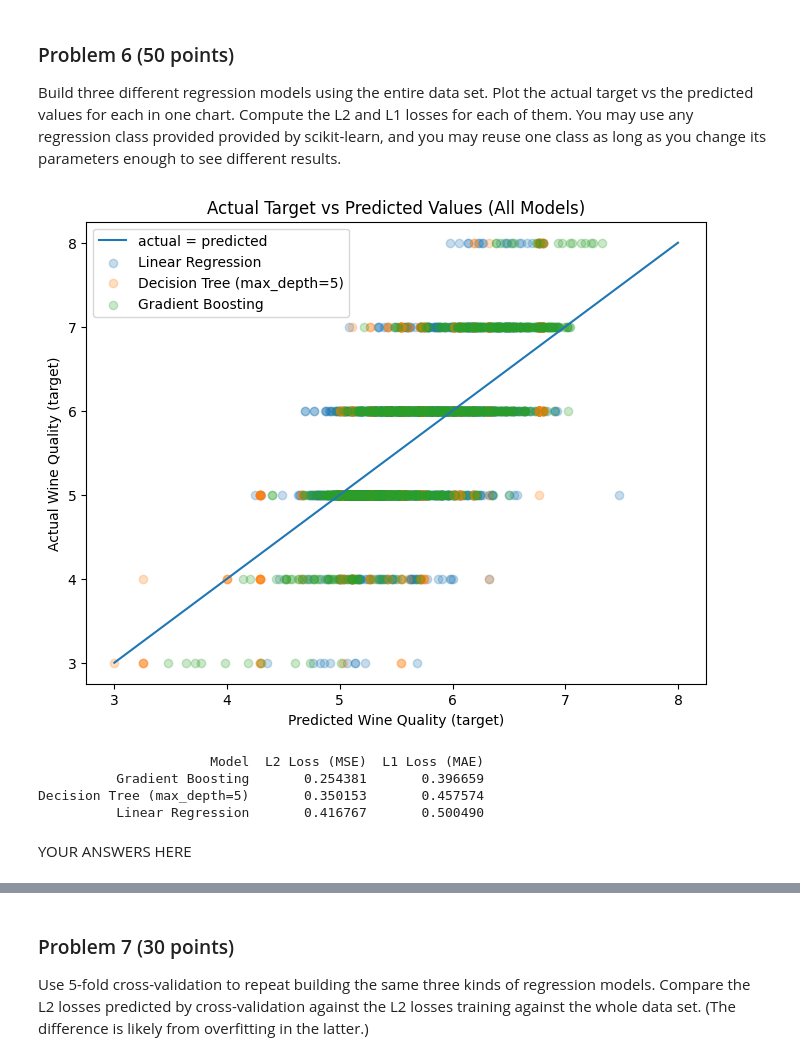
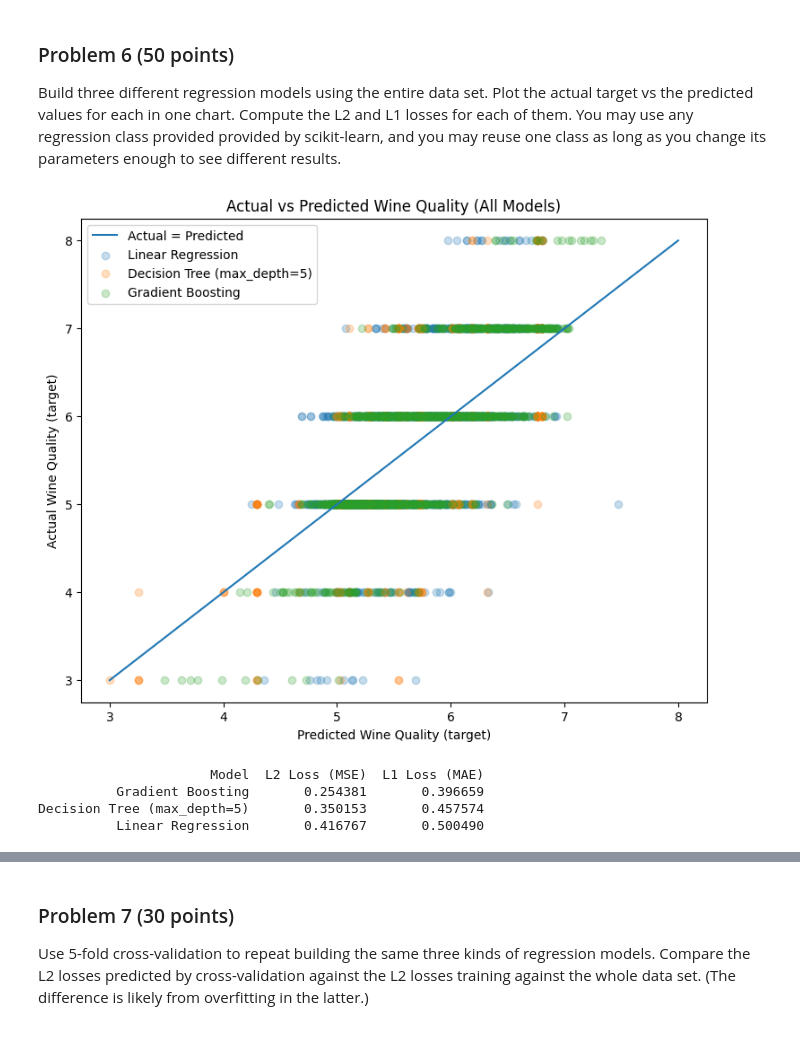
Before and after one commit to bharadv1/dx602-final-project, a Jupyter notebook: project.ipynb, the cells around one changed output, grey strips where cells are left out. Saved outputs shown, nothing was run; the diff lists cells and outputs as text; code cells hidden in the pictures.

```diff
--- a/project.ipynb
+++ b/project.ipynb
@@ -260,76 +260,61 @@ Compute the L2 and L1 losses for each of them.
 You may use any regression class provided provided by scikit-learn, and you may reuse one class as long as you change its parameters enough to see different results.
 # %%
 # YOUR CODE HERE
-
-### NOT DONE
 from sklearn.linear_model import LinearRegression
 from sklearn.tree import DecisionTreeRegressor
 from sklearn.ensemble import GradientBoostingRegressor
 from sklearn.metrics import mean_squared_error, mean_absolute_error
 
-# -----------------------------
-# Split into features (X) and target (y)
-# -----------------------------
+
 target_col = "target"
 X = dataset.drop(columns=[target_col])
 y = dataset[target_col]
 
-# -----------------------------
-# Build 3 regression models
-# -----------------------------
+
 models = {
     "Linear Regression": LinearRegression(),
     "Decision Tree (max_depth=5)": DecisionTreeRegressor(max_depth=5, random_state=42),
     "Gradient Boosting": GradientBoostingRegressor(random_state=42),
 }
 
 preds = {}
 loss_rows = []
 
 for name, model in models.items():
     model.fit(X, y)
     y_pred = model.predict(X)
     preds[name] = y_pred
-
-    # L2 loss (MSE) and L1 loss (MAE)
-    l2_loss = mean_squared_error(y, y_pred)      # Mean Squared Error
-    l1_loss = mean_absolute_error(y, y_pred)     # Mean Absolute Error
+    l2_loss = mean_squared_error(y, y_pred)
+    l1_loss = mean_absolute_error(y, y_pred)
 
     loss_rows.append({
         "Model": name,
         "L2 Loss (MSE)": l2_loss,
         "L1 Loss (MAE)": l1_loss
     })
 
-# -----------------------------
-# Plot actual vs predicted for all 3 models on ONE chart
-# -----------------------------
-plt.figure(figsize=(8, 6))
+plt.figure(figsize=(9, 7))
 
-# y = x reference line
-min_val = min(y.min(), *(p.min() for p in preds.values()))
-max_val = max(y.max(), *(p.max() for p in preds.values()))
-plt.plot([min_val, max_val], [min_val, max_val], label="actual = predicted")
+
+all_preds = pd.Series(pd.concat([pd.Series(v) for v in preds.values()], ignore_index=True))
+min_val = min(y.min(), all_preds.min())
+max_val = max(y.max(), all_preds.max())
+plt.plot([min_val, max_val], [min_val, max_val], label="Actual = Predicted")
 
 for name, y_pred in preds.items():
     plt.scatter(y_pred, y, alpha=0.25, label=name)
 
-plt.title("Actual Target vs Predicted Values (All Models)")
+plt.title("Actual vs Predicted Wine Quality (All Models)")
 plt.xlabel("Predicted Wine Quality (target)")
 plt.ylabel("Actual Wine Quality (target)")
 plt.legend()
 plt.show()
 
-# -----------------------------
-# Print losses
-# -----------------------------
 loss_df = pd.DataFrame(loss_rows).sort_values("L2 Loss (MSE)")
 print(loss_df.to_string(index=False))
 # %% [output]
-[figure, old version]
+[figure, new version]
                       Model  L2 Loss (MSE)  L1 Loss (MAE)
           Gradient Boosting       0.254381       0.396659
 Decision Tree (max_depth=5)       0.350153       0.457574
           Linear Regression       0.416767       0.500490
-# %% [markdown]
-YOUR ANSWERS HERE
```
Also changed, not shown: parts of 14 cells of this notebook.
